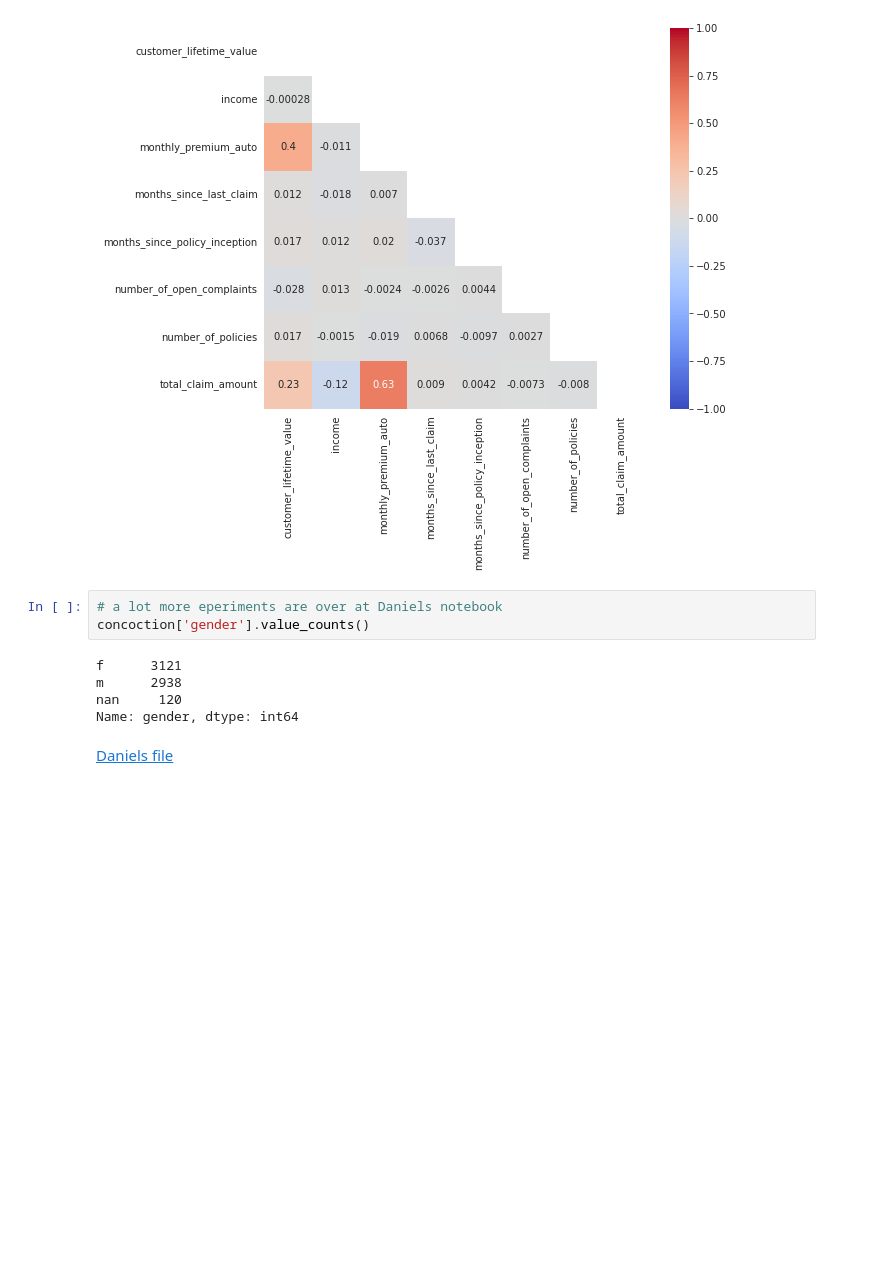
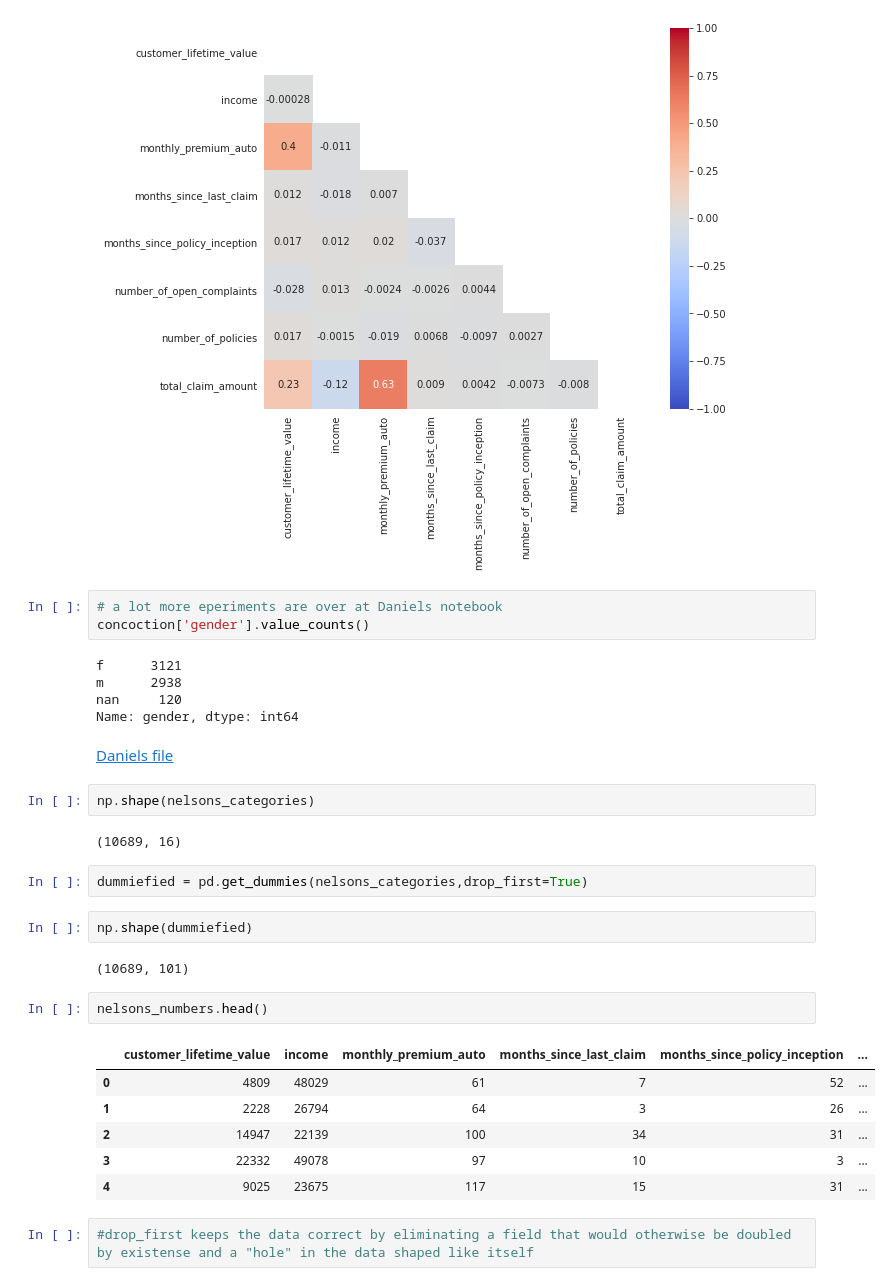
Before and after one commit to esSarah/IronRoth, a Jupyter notebook: Case Study/Customer_Analysis_Case_Study/GrandTheftAuto.ipynb, the cells around one changed output. Drawn from its saved outputs; the diff is of its cells as text; blank space fills up the shorter version.

```diff
--- a/Case Study/Customer_Analysis_Case_Study/GrandTheftAuto.ipynb
+++ b/Case Study/Customer_Analysis_Case_Study/GrandTheftAuto.ipynb
@@ -1153,3 +1160,24 @@ nan     120
 Name: gender, dtype: int64
 # %% [markdown]
 <a href="EDL_marketing_analysis_3_Daniel.ipynb">Daniels file</a>
+# %%
+np.shape(nelsons_categories)
+# %% [output]
+(10689, 16)
+# %%
+dummiefied = pd.get_dummies(nelsons_categories,drop_first=True)
+# %%
+np.shape(dummiefied)
+# %% [output]
+(10689, 101)
+# %%
+nelsons_numbers.head()
+# %% [output]
+|  | customer_lifetime_value | income | monthly_premium_auto | months_since_last_claim | months_since_policy_inception | ... |
+| 0 | 4809 | 48029 | 61 | 7 | 52 | ... |
+| 1 | 2228 | 26794 | 64 | 3 | 26 | ... |
+| 2 | 14947 | 22139 | 100 | 34 | 31 | ... |
+| 3 | 22332 | 49078 | 97 | 10 | 3 | ... |
+| 4 | 9025 | 23675 | 117 | 15 | 31 | ... |
+# %%
+#drop_first keeps the data correct by eliminating a field that would otherwise be doubled by existense and a "hole" in the data shaped like itself
```
Also changed, not shown: parts of 10 cells of this notebook, 1 other file.
